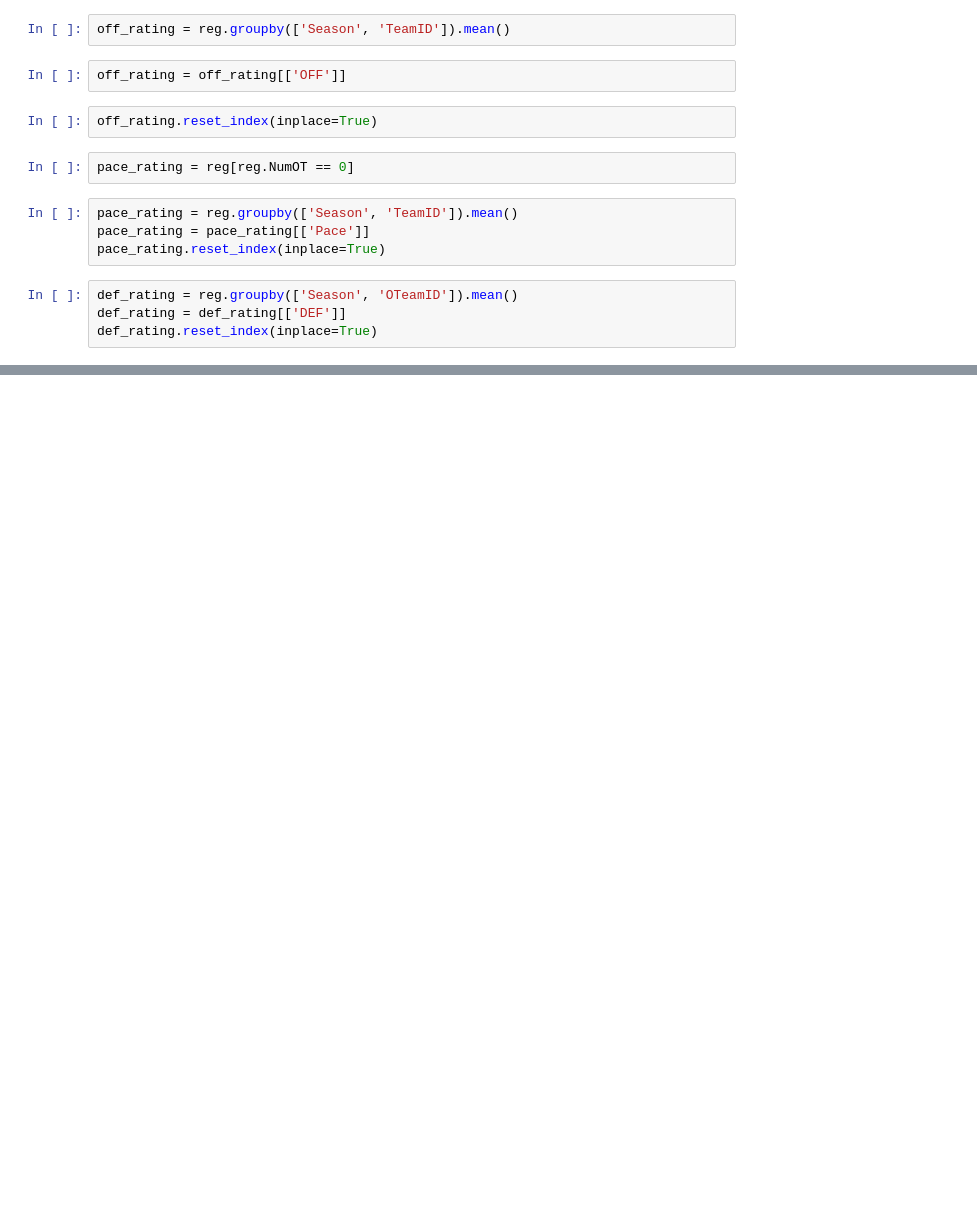
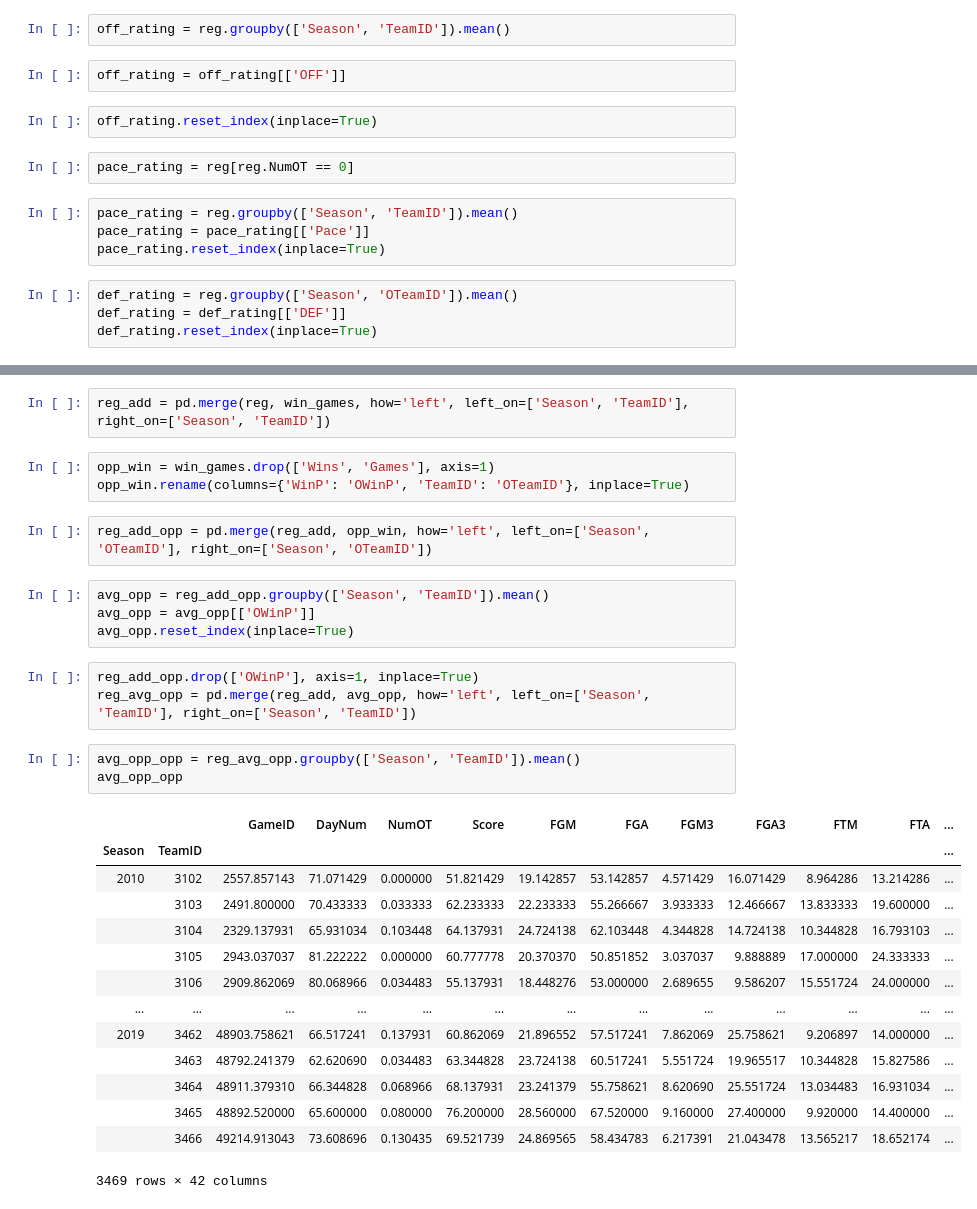
Before and after one commit to jonathanpiech/ncaaw-predictions, a Jupyter notebook: Derived Stats.ipynb, the cells around one changed output, grey strips where cells are left out. Drawn from its saved outputs; the diff is of its cells as text; blank space fills up the shorter version.

```diff
--- a/Derived Stats.ipynb
+++ b/Derived Stats.ipynb
@@ -220,0 +213,32 @@ games.reset_index()
+# %%
+reg_add = pd.merge(reg, win_games, how='left', left_on=['Season', 'TeamID'], right_on=['Season', 'TeamID'])
+# %%
+opp_win = win_games.drop(['Wins', 'Games'], axis=1)
+opp_win.rename(columns={'WinP': 'OWinP', 'TeamID': 'OTeamID'}, inplace=True)
+# %%
+reg_add_opp = pd.merge(reg_add, opp_win, how='left', left_on=['Season', 'OTeamID'], right_on=['Season', 'OTeamID'])
+# %%
+avg_opp = reg_add_opp.groupby(['Season', 'TeamID']).mean()
+avg_opp = avg_opp[['OWinP']]
+avg_opp.reset_index(inplace=True)
+# %%
+reg_add_opp.drop(['OWinP'], axis=1, inplace=True)
+reg_avg_opp = pd.merge(reg_add, avg_opp, how='left', left_on=['Season', 'TeamID'], right_on=['Season', 'TeamID'])
+# %%
+avg_opp_opp = reg_avg_opp.groupby(['Season', 'TeamID']).mean()
+avg_opp_opp
+# %% [output]
+|  |  | GameID | DayNum | NumOT | Score | FGM | FGA | FGM3 | FGA3 | FTM | FTA | ... |
+| Season | TeamID |  |  |  |  |  |  |  |  |  |  | ... |
+| 2010 | 3102 | 2557.857143 | 71.071429 | 0.000000 | 51.821429 | 19.142857 | 53.142857 | 4.571429 | 16.071429 | 8.964286 | 13.214286 | ... |
+|  | 3103 | 2491.800000 | 70.433333 | 0.033333 | 62.233333 | 22.233333 | 55.266667 | 3.933333 | 12.466667 | 13.833333 | 19.600000 | ... |
+|  | 3104 | 2329.137931 | 65.931034 | 0.103448 | 64.137931 | 24.724138 | 62.103448 | 4.344828 | 14.724138 | 10.344828 | 16.793103 | ... |
+|  | 3105 | 2943.037037 | 81.222222 | 0.000000 | 60.777778 | 20.370370 | 50.851852 | 3.037037 | 9.888889 | 17.000000 | 24.333333 | ... |
+|  | 3106 | 2909.862069 | 80.068966 | 0.034483 | 55.137931 | 18.448276 | 53.000000 | 2.689655 | 9.586207 | 15.551724 | 24.000000 | ... |
+| ... | ... | ... | ... | ... | ... | ... | ... | ... | ... | ... | ... | ... |
+| 2019 | 3462 | 48903.758621 | 66.517241 | 0.137931 | 60.862069 | 21.896552 | 57.517241 | 7.862069 | 25.758621 | 9.206897 | 14.000000 | ... |
+|  | 3463 | 48792.241379 | 62.620690 | 0.034483 | 63.344828 | 23.724138 | 60.517241 | 5.551724 | 19.965517 | 10.344828 | 15.827586 | ... |
+|  | 3464 | 48911.379310 | 66.344828 | 0.068966 | 68.137931 | 23.241379 | 55.758621 | 8.620690 | 25.551724 | 13.034483 | 16.931034 | ... |
+|  | 3465 | 48892.520000 | 65.600000 | 0.080000 | 76.200000 | 28.560000 | 67.520000 | 9.160000 | 27.400000 | 9.920000 | 14.400000 | ... |
+|  | 3466 | 49214.913043 | 73.608696 | 0.130435 | 69.521739 | 24.869565 | 58.434783 | 6.217391 | 21.043478 | 13.565217 | 18.652174 | ... |
+3469 rows × 42 columns
```
Also changed, not shown: parts of 11 cells of this notebook, 1 other file.
